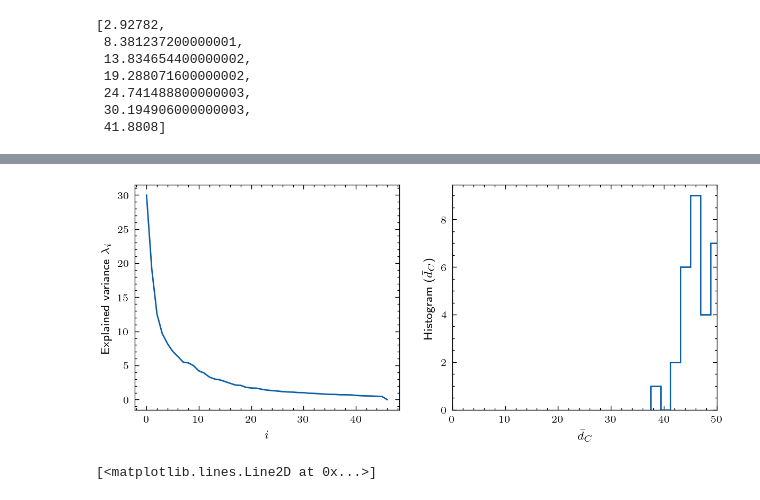
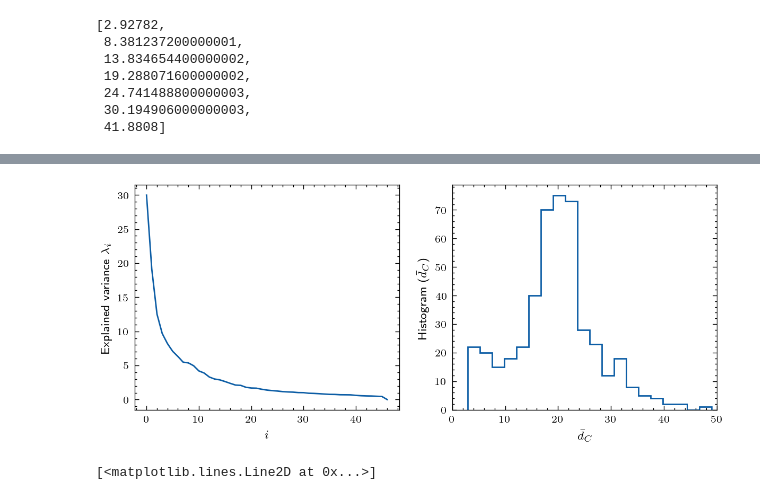
Before and after one commit to scarpma/aorta_lib, a Jupyter notebook: examples/test.ipynb, the cells around one changed output, grey strips where cells are left out. Saved outputs shown, nothing was run; the diff lists cells and outputs as text; code cells hidden in the pictures.

Commit message:
bug fix and small added plotting utils

```diff
--- a/examples/test.ipynb
+++ b/examples/test.ipynb
@@ -205,35 +195,35 @@ for s in whole_dataset:
   s['group'] = data.get_sample_group(s['name'])
 
 df_whole = pd.DataFrame(whole_dataset)
-df_whole = df_whole[df_whole['group']=='LATIN1']
+#df_whole = df_whole[df_whole['group']=='RG']
 
 omega_dataset = np.array([*df_whole.loc[:,'omega']])
 dists, _ = tr.build_knn(omega_dataset, omega_dataset, tr.distance_shapes, k=4)
 dists = dists[:,1:].mean(-1)
 from matplotlib import rc
 rc('text',usetex=True)
 rc('text.latex', preamble='\\usepackage{amsmath}')
 fontsize = 10
 mpl.rcParams['font.size'] = fontsize
 
 mpl.rcParams['font.size'] = 8
 mpl.rcParams["axes.titlesize"] = 8
 mpl.rcParams["axes.labelsize"] = 8
 
 figure_size = np.array((180,70)) * 0.0393701 # specify in mm and then convert to inches
 fig, axs = plt.subplots(1,2,figsize=figure_size, dpi=200)
 
 axs[0].plot(tr.ssm_std)
 axs[0].set_xlabel('$i$')
 axs[0].set_ylabel('Explained variance $\\lambda_i$')
 axs[1].hist(dists, bins=20, density=False, histtype='step')
 axs[1].set_xlabel('$\\bar{d}_C$')
 axs[1].set_ylabel('Histogram ($\\bar{d}_C$)')
 axs[1].set_xlim([0,50])
 
 fig.savefig('expl_var_and_dc_histogram.pdf', dpi=300)
 # %% [output]
-[figure, old version]
+[figure, new version]
 # %%
 bins_trues, av_trues = [], []
 bins_roms, av_roms = [], []
```
Also changed, not shown: parts of 12 cells of this notebook, 2 other files.
